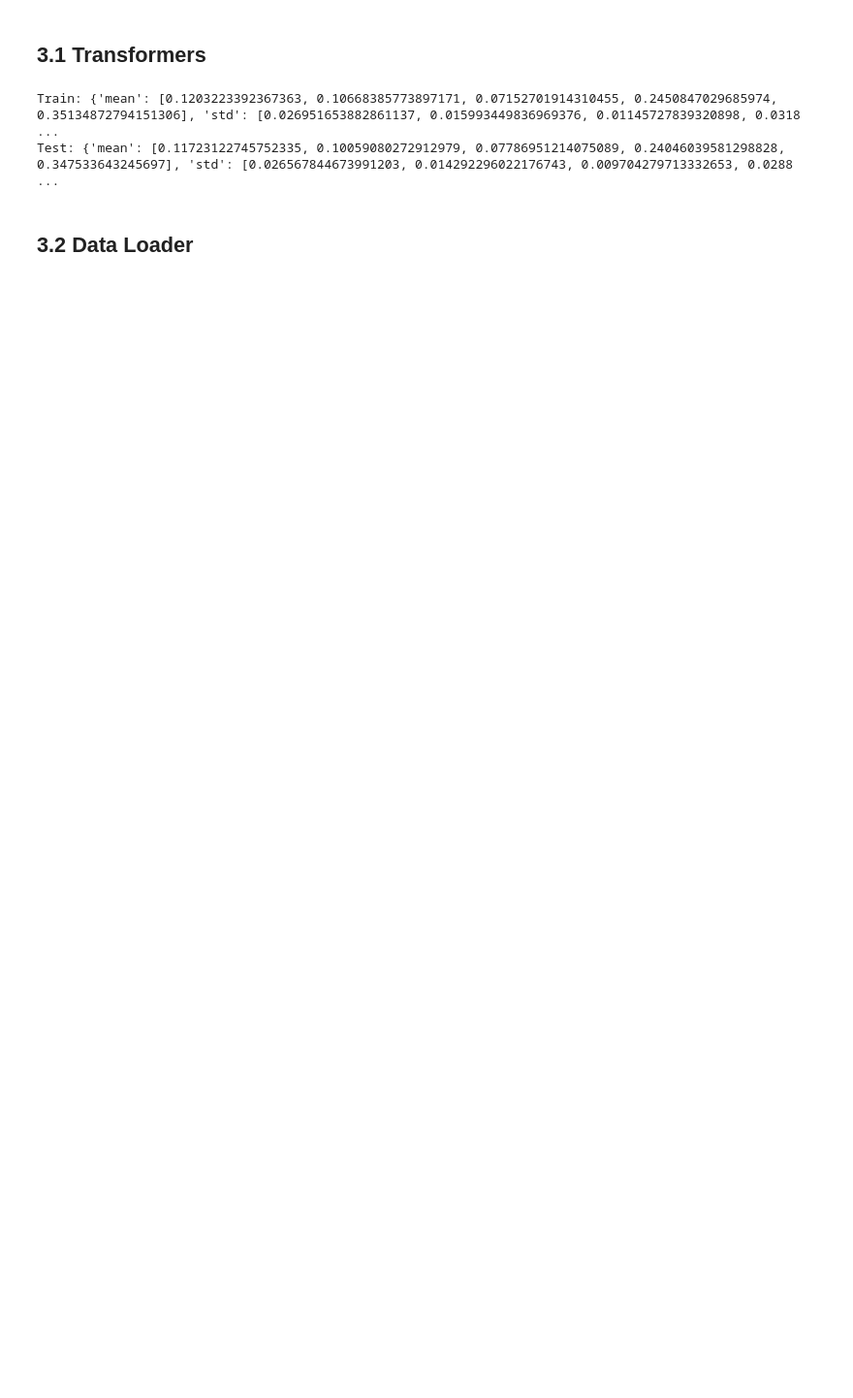
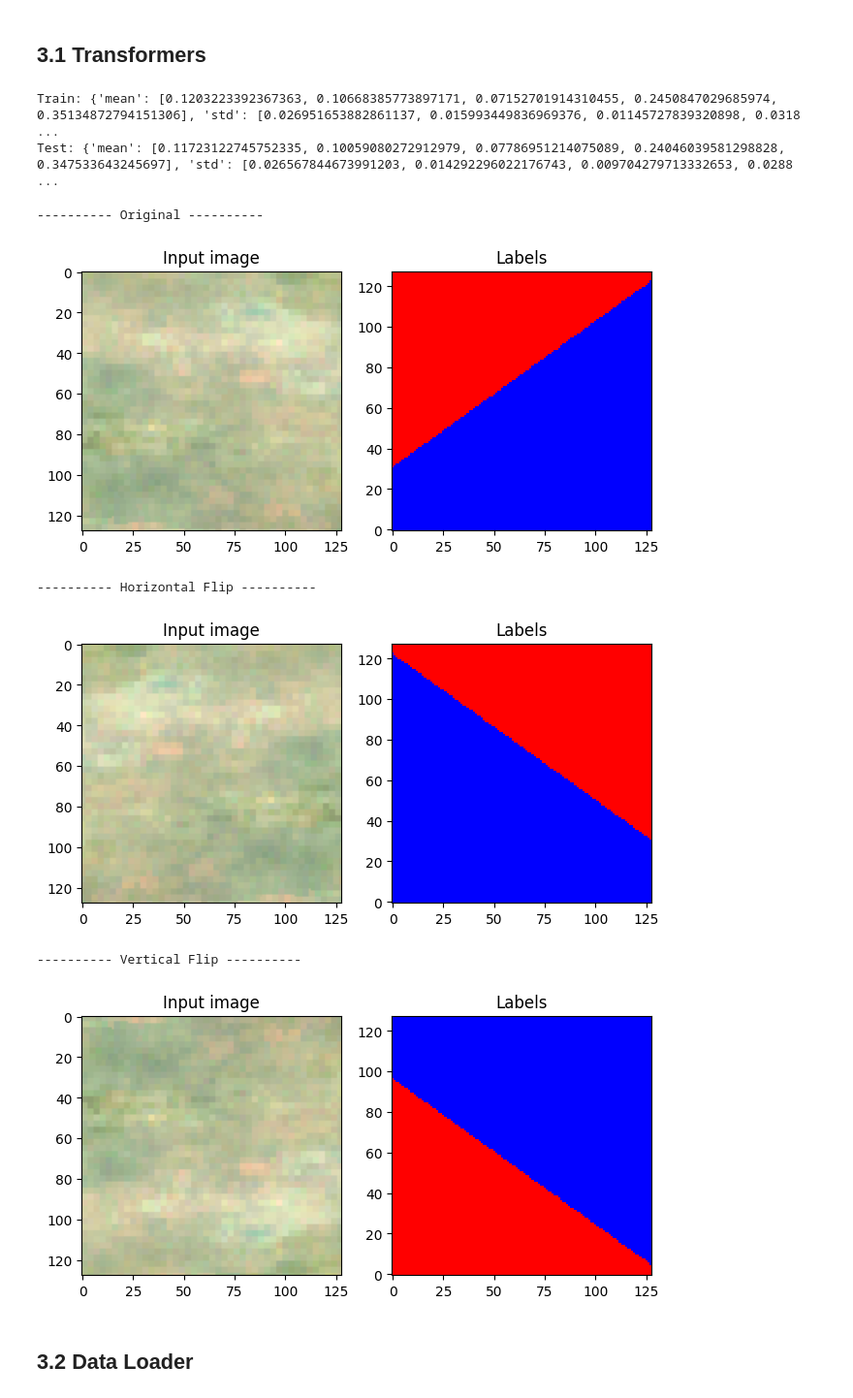
Before and after one commit to Sanford-Lab/satellite_cnns, a Jupyter notebook: benin_predictions.ipynb, the cells around one changed output. Shown: that part at 97% size. Saved outputs shown, nothing was run; the diff lists cells and outputs as text; code cells hidden in the pictures; blank space fills up the shorter version.

```diff
--- a/benin_predictions.ipynb
+++ b/benin_predictions.ipynb
@@ -311,6 +277,41 @@ transform_test = v2.Compose([
         mean=NORM_TEST['mean'],
         std=NORM_TEST['std'])
 ])
+# %%
+# Examples for transforms
+transform_example1 = v2.Compose([
+    v2.ToImage(),
+    v2.ToDtype(torch.float32, scale=True),
+    v2.RandomHorizontalFlip(p=1)
+])
+
+transform_example2 = v2.Compose([
+    v2.ToImage(),
+    v2.ToDtype(torch.float32, scale=True),
+    v2.RandomVerticalFlip(p=1)
+])
+
+print("---------- Original ----------")
+show_patch(test_inputs, test_labels)
+
+print("---------- Horizontal Flip ----------")
+test_inputs_ex1, test_labels_ex1 = transform_example1(test_inputs, test_labels)
+test_inputs_ex1 = test_inputs_ex1.permute(1,2,0).numpy()
+test_labels_ex1 = test_labels_ex1.permute(1,2,0).numpy()
+show_patch(test_inputs_ex1, test_labels_ex1)
+
+print("---------- Vertical Flip ----------")
+test_inputs_ex2, test_labels_ex2 = transform_example2(test_inputs, test_labels)
+test_inputs_ex2 = test_inputs_ex2.permute(1,2,0).numpy()
+test_labels_ex2 = test_labels_ex2.permute(1,2,0).numpy()
+show_patch(test_inputs_ex2, test_labels_ex2)
+# %% [output]
+---------- Original ----------
+[figure, added]
+---------- Horizontal Flip ----------
+[figure, added]
+---------- Vertical Flip ----------
+[figure, added]
 # %% [markdown]
 ## 3.2 Data Loader
 # %%
```
Also changed, not shown: parts of 9 cells of this notebook.
